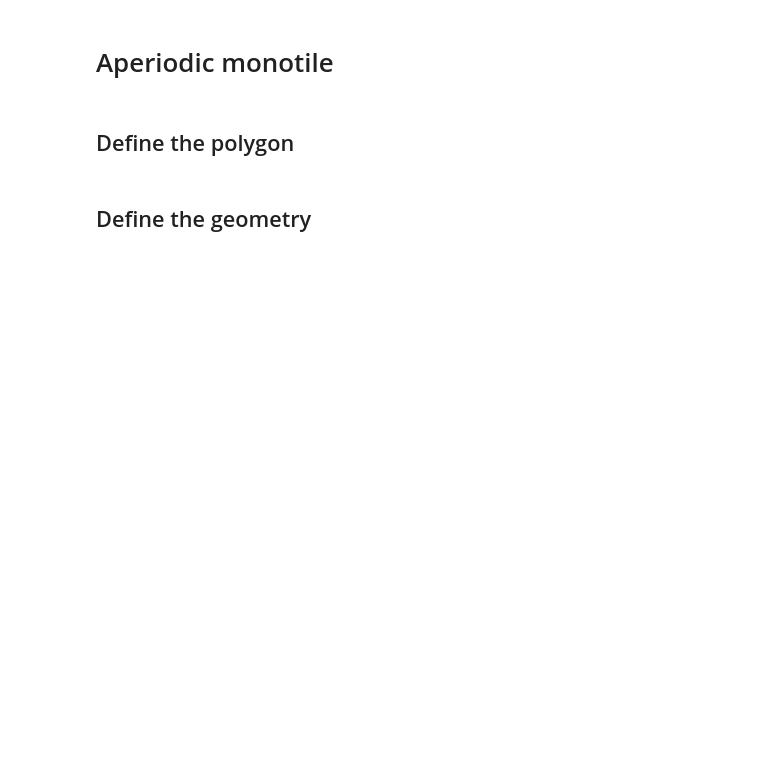
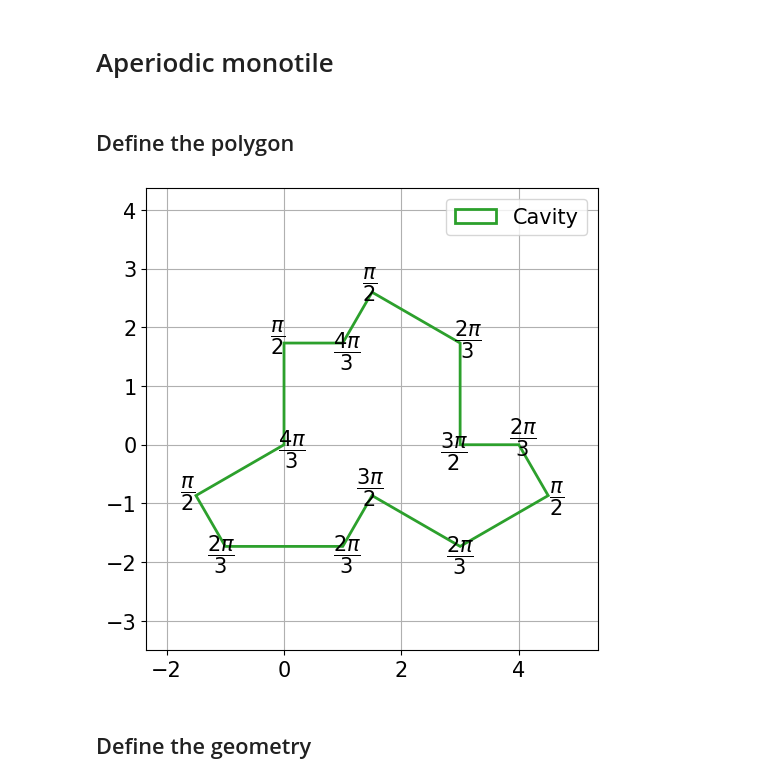
Before and after one commit to zmoitier/lostinmsh, a Jupyter notebook: docs/aperiodic_monotile.ipynb, the cells around one changed output. Drawn from its saved outputs; the diff is of its cells as text; code cells hidden in the pictures; blank space fills up the shorter version.

```diff
--- a/docs/aperiodic_monotile.ipynb
+++ b/docs/aperiodic_monotile.ipynb
@@ -12,23 +12,26 @@ plt.rcParams.update({"font.size": 15})
 # %%
 vertices = [
     [0, 0],
     [0, np.sqrt(3)],
     [1, np.sqrt(3)],
     [3 / 2, 3 * np.sqrt(3) / 2],
     [3, np.sqrt(3)],
     [3, 0],
     [4, 0],
     [9 / 2, -np.sqrt(3) / 2],
     [3, -np.sqrt(3)],
     [3 / 2, -np.sqrt(3) / 2],
     [1, -np.sqrt(3)],
     [-1, -np.sqrt(3)],
     [-3 / 2, -np.sqrt(3) / 2],
 ]
 polygon = lsm.Polygon.from_vertices(vertices, "Cavity")
 
 fig, ax = plt.subplots(figsize=[5, 5], layout="constrained")
 lsm.plot_polygon(polygon, ax=ax)
+fig
+# %% [output]
+[figure, added]
 # %% [markdown]
 ## Define the geometry
 # %%
```
Also changed, not shown: parts of 3 cells of this notebook, 6 other files.
